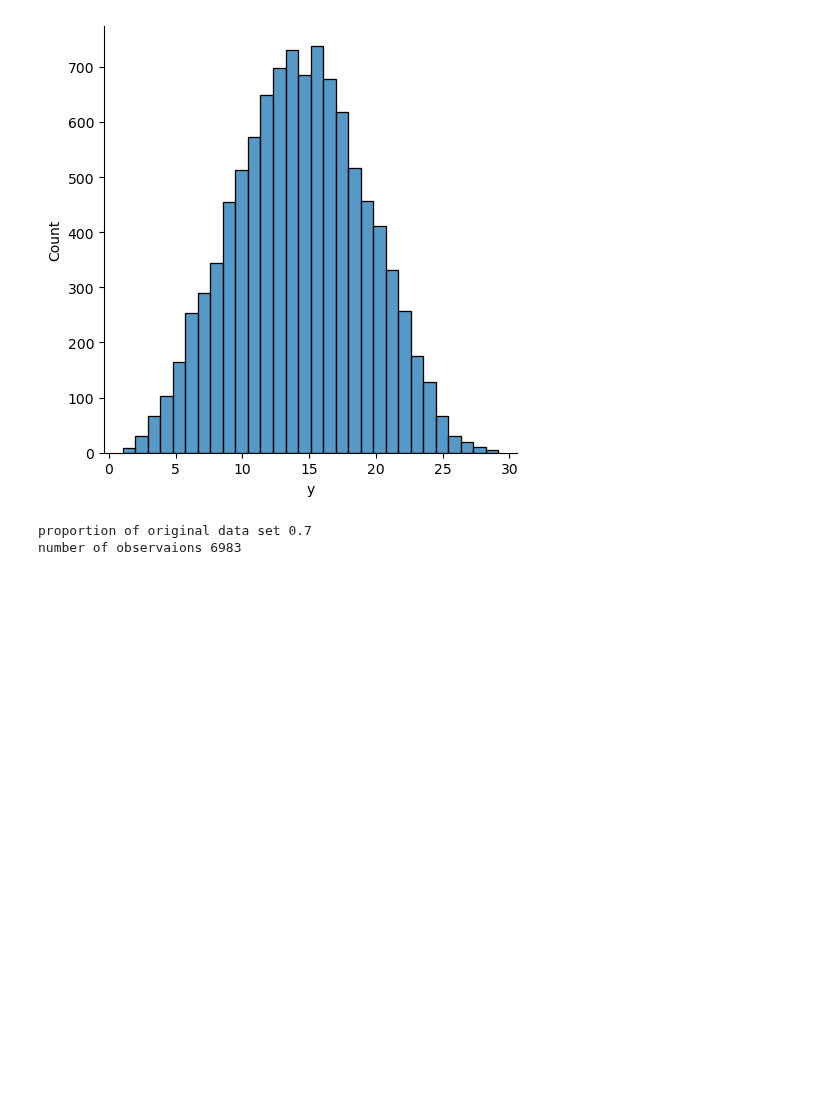
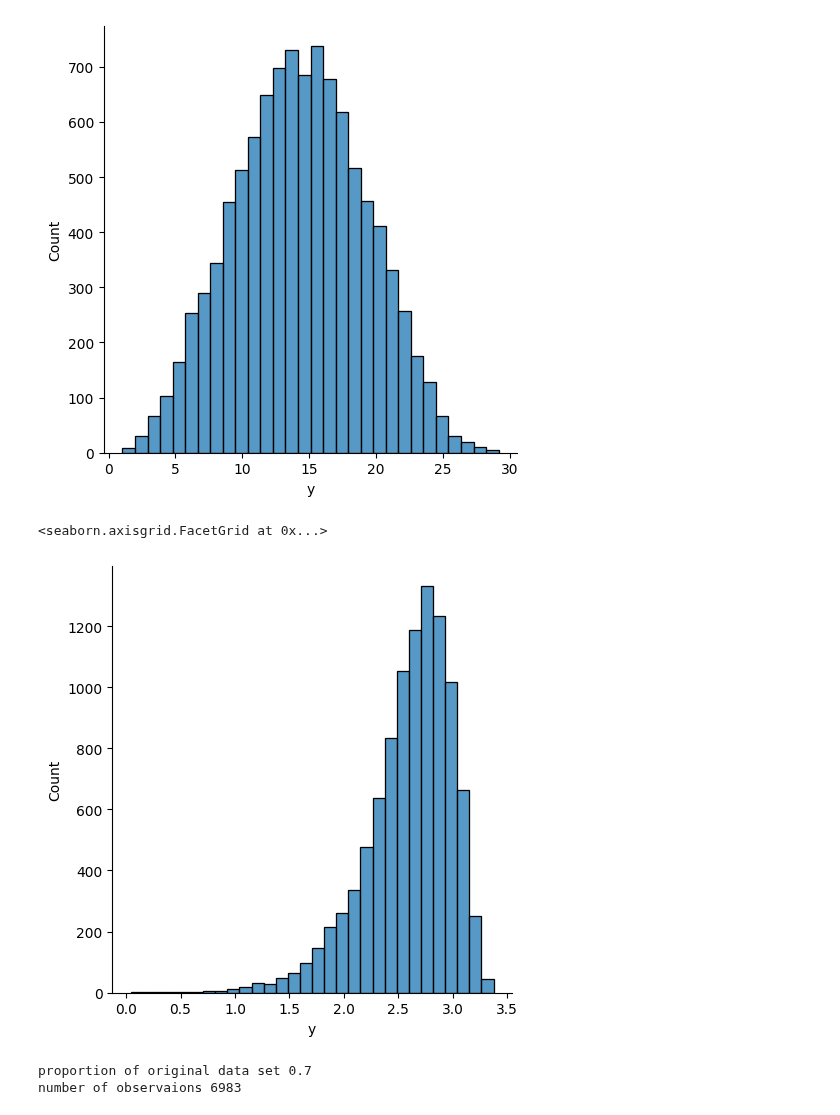
Before and after one commit to annegriddl/slds_stratification, a Jupyter notebook: Simulations/Simulation03_friedman_unbalanced7000.ipynb, the cells around one changed output. Cells and saved outputs as stored; diff of their text form; code cells hidden in the pictures; blank space fills up the shorter version.

```diff
--- a/Simulations/Simulation03_friedman_unbalanced7000.ipynb
+++ b/Simulations/Simulation03_friedman_unbalanced7000.ipynb
@@ -64,4 +64,12 @@ sns.displot(generated_data, x='y', bins = 30)
 # %% [output]
 <seaborn.axisgrid.FacetGrid at 0x...>
 [figure]
+# %%
+# instead of dropping values above 17, we perfom a log transformation
+generated_data['y'] = np.log(generated_data['y'])
+df=generated_data
+sns.displot(df, x='y', bins = 30)
+# %% [output]
+<seaborn.axisgrid.FacetGrid at 0x...>
+[figure, added]
 # %%
```
Also changed, not shown: parts of 4 cells of this notebook, 5 other files.
